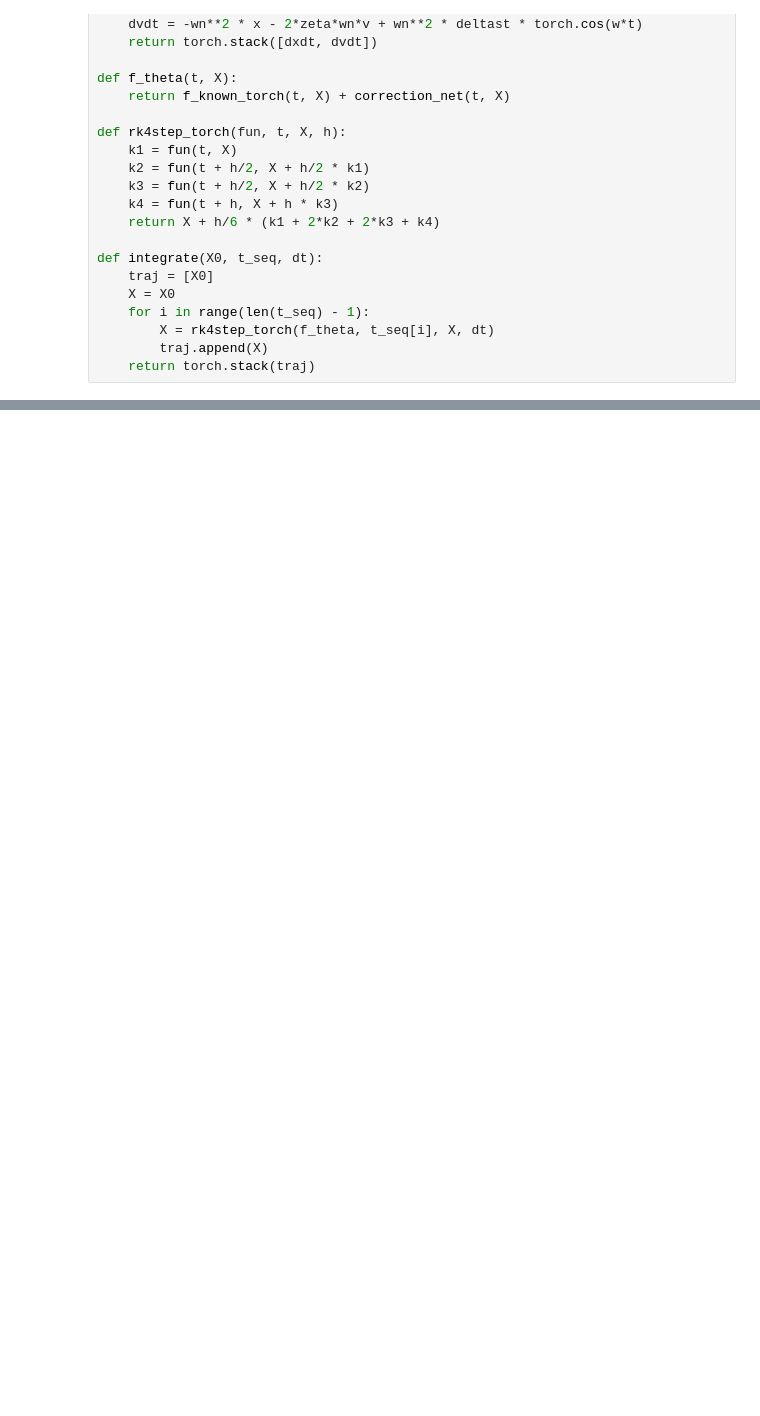
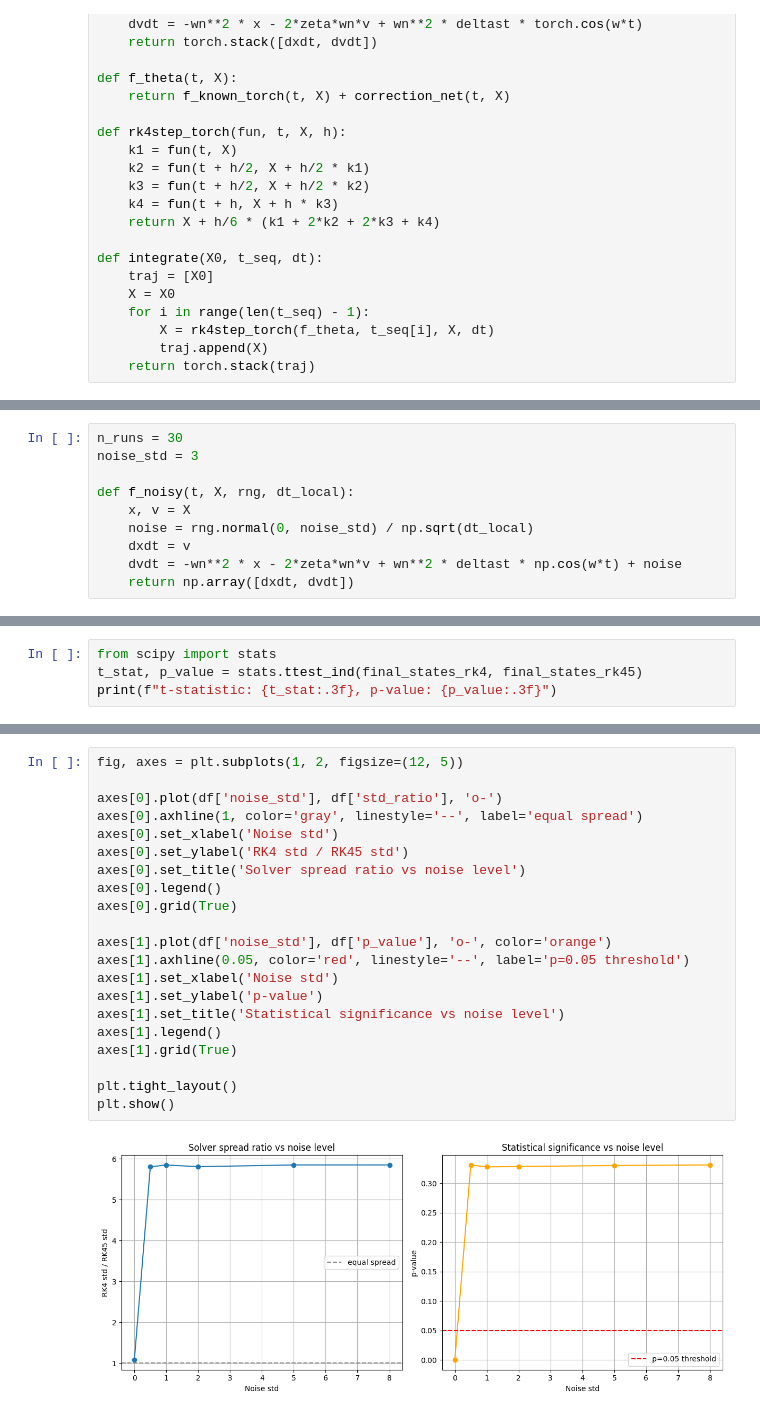
Before and after one commit to SaiPatil059/neural-ode-from-scratch, a Jupyter notebook: neural_ode_from_scratch.ipynb, the cells around one changed output, grey strips where cells are left out. Saved outputs shown, nothing was run; the diff lists cells and outputs as text; blank space fills up the shorter version.

```diff
--- a/neural_ode_from_scratch.ipynb
+++ b/neural_ode_from_scratch.ipynb
@@ -179,0 +198,10 @@ Max error (RK4 known physics vs analytical): 1.12e-09
+# %%
+n_runs = 30
+noise_std = 3
+
+def f_noisy(t, X, rng, dt_local):
+    x, v = X
+    noise = rng.normal(0, noise_std) / np.sqrt(dt_local)
+    dxdt = v
+    dvdt = -wn**2 * x - 2*zeta*wn*v + wn**2 * deltast * np.cos(w*t) + noise
+    return np.array([dxdt, dvdt])
@@ -179,0 +232,4 @@ Max error (RK4 known physics vs analytical): 1.12e-09
+# %%
+from scipy import stats
+t_stat, p_value = stats.ttest_ind(final_states_rk4, final_states_rk45)
+print(f"t-statistic: {t_stat:.3f}, p-value: {p_value:.3f}")
@@ -179,0 +331,23 @@ Max error (RK4 known physics vs analytical): 1.12e-09
+# %%
+fig, axes = plt.subplots(1, 2, figsize=(12, 5))
+
+axes[0].plot(df['noise_std'], df['std_ratio'], 'o-')
+axes[0].axhline(1, color='gray', linestyle='--', label='equal spread')
+axes[0].set_xlabel('Noise std')
+axes[0].set_ylabel('RK4 std / RK45 std')
+axes[0].set_title('Solver spread ratio vs noise level')
+axes[0].legend()
+axes[0].grid(True)
+
+axes[1].plot(df['noise_std'], df['p_value'], 'o-', color='orange')
+axes[1].axhline(0.05, color='red', linestyle='--', label='p=0.05 threshold')
+axes[1].set_xlabel('Noise std')
+axes[1].set_ylabel('p-value')
+axes[1].set_title('Statistical significance vs noise level')
+axes[1].legend()
+axes[1].grid(True)
+
+plt.tight_layout()
+plt.show()
+# %% [output]
+[figure, added]
```
Also changed, not shown: parts of 8 cells of this notebook, 3 other files.
